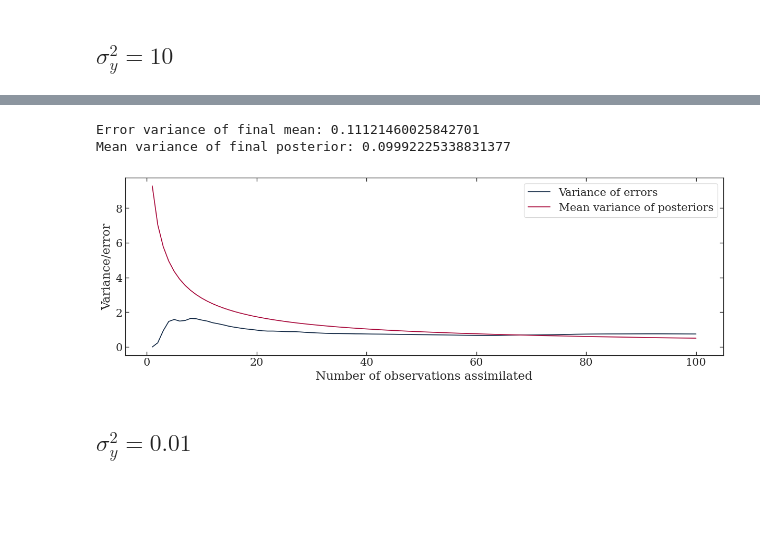
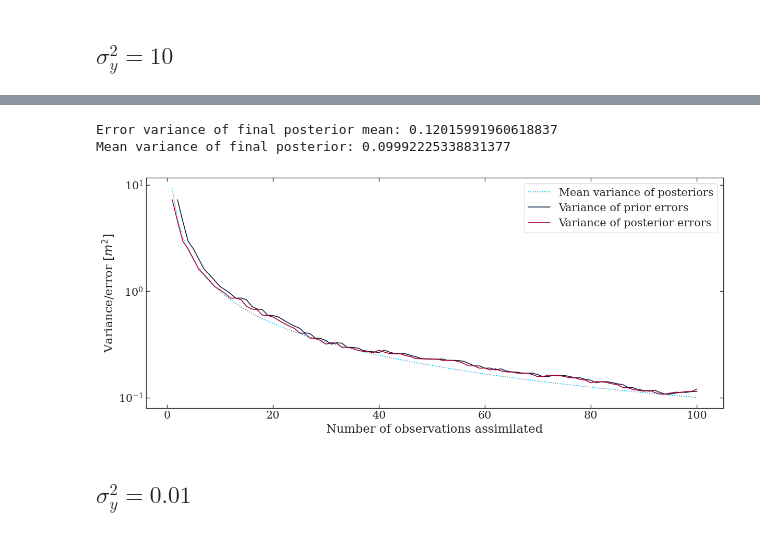
Before and after one commit to DominikStiller/uw-enspred, a Jupyter notebook: notebooks/lab3.ipynb, the cells around one changed output, grey strips where cells are left out. Cells and saved outputs as stored; diff of their text form; code cells hidden in the pictures; blank space fills up the shorter version.

```diff
--- a/notebooks/lab3.ipynb
+++ b/notebooks/lab3.ipynb
@@ -99,9 +95,7 @@ assimilate_single_and_plot(point2, lat2, "single_point2")
 # %% [markdown]
 # Multiple observations
 # %%
-def assimilate_multiple(point, lat, sigma_y, seed_inc=0):
-    N_obs = 100
-
+def assimilate_multiple(point, lat, sigma_y, seed_inc=0, N_obs = 100):
     x_true = point[0]
     initial_prior_samples = point[1:]
     initial_prior = norm(*norm.fit(initial_prior_samples))
@@ -110,12 +104,16 @@ def assimilate_multiple(point, lat, sigma_y, seed_inc=0):
     rng = default_rng(int(14154567554 + point[0] + lat + seed_inc))
     obs = []
     posteriors = []
+    priors = []
     for i in range(N_obs):
+        priors.append(prior)
+
         y = x_true + norm.rvs(0, sigma_y, random_state=rng)
         obs.append(y)
         posterior = assimilate(prior, y, sigma_y)
         prior = posterior
+
         posteriors.append(posterior)
 
-    return N_obs, x_true, initial_prior, obs, posteriors
+    return N_obs, x_true, obs, priors, posteriors
 # %%
@@ -176,28 +163,0 @@ def compute_statistics(point, lat, sigma_y):
-# %%
-def plot_statistics_evolution(point, lat, sigma_y, name):
-    errors = []
-    variances = []
-    cumulative_var_of_errors = []
-    cumulative_mean_vars = []
-
-    _, x_true, _, _, posteriors = \
-        assimilate_multiple(point, lat, sigma_y)
-
-    for posterior in posteriors:
-        errors.append(x_true - posterior.mean())
-        variances.append(posterior.var())
-        cumulative_var_of_errors.append(np.var(errors))
-        cumulative_mean_vars.append(np.mean(variances))
-
-    fig, ax = plt.subplots(figsize=(12, 4))
-
-    xx = np.arange(len(errors)) + 1
-    ax.plot(xx, cumulative_var_of_errors, label="Variance of errors")
-    ax.plot(xx, cumulative_mean_vars, label="Mean variance of posteriors")
-
-    ax.set_xlabel("Number of observations assimilated")
-    ax.set_ylabel("Variance/error")
-    ax.legend()
-
-    format_plot()
-    save_plot("../latex/hw3/figures", name)
@@ -211,10 +218,9 @@ Mean variance of final posterior: 0.09990321510053311
 # %%
-compute_statistics(point2, lat2, np.sqrt(10))
-plot_statistics_evolution(point2, lat2, np.sqrt(10), "stats_point2_var10")
+plot_statistics_evolution(point2, lat2, np.sqrt(10), "stats_point2_var10", seed_offset=1e6)
 # %% [output]
-Error variance of final mean: 0.11121460025842701
+Error variance of final posterior mean: 0.12015991960618837
 Mean variance of final posterior: 0.09992225338831377
-[figure, old version]
+[figure, new version]
 # %% [markdown]
 ## $\sigma_y^2 = 0.01$
 # %%
```
Also changed, not shown: parts of 24 cells of this notebook, 20 other files.
